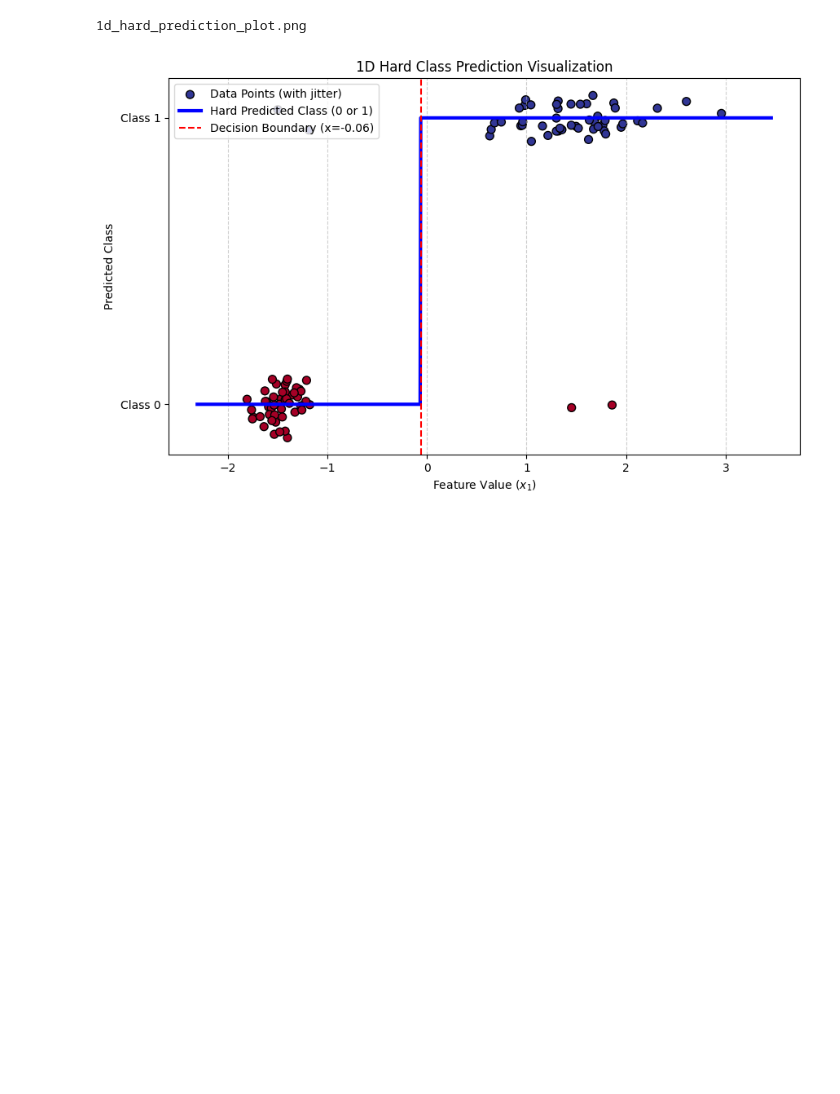
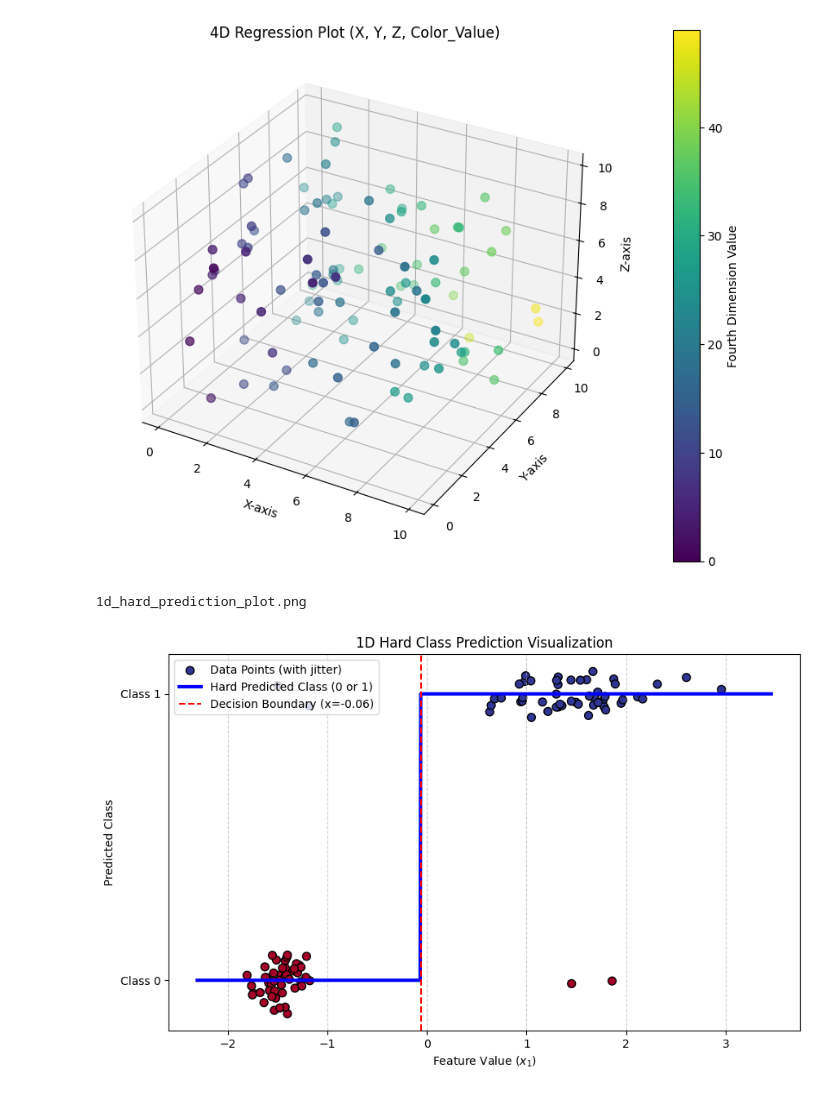
Before and after one commit to cbennington852/ScikitGrow, a Jupyter notebook: test_classifier.ipynb, the cells around one changed output. Drawn from its saved outputs; the diff is of its cells as text; code cells hidden in the pictures; blank space fills up the shorter version.

```diff
--- a/test_classifier.ipynb
+++ b/test_classifier.ipynb
@@ -46,3 +46,58 @@ plt.show()
+# %%
+import numpy as np
+import matplotlib.pyplot as plt
+from mpl_toolkits.mplot3d import Axes3D
+from matplotlib import cm
+import sklearn
+import pandas as pd
+
+# 1. Generate some synthetic data for a 4D regression
+# Let's say we have three independent variables (x, y, z) and one dependent variable (color_value)
+np.random.seed(42) # for reproducibility
+n_points = 100
+x = np.random.rand(n_points) * 10
+y = np.random.rand(n_points) * 10
+z = np.random.rand(n_points) * 10
+color_value = 2 * x + 3 * y - 0.5 * z + np.random.randn(n_points) * 2
+color_value = color_value.astype(int)
+
+df = pd.DataFrame()
+df['x'] = x
+df['y'] = y
+df['z'] = z
+df['c'] = color_value
+
+model = sklearn.linear_model.LinearRegression()
+model.fit(df[['x','z','c']] , df['y'])
+y_preds = model.predict(df[['x','z','c']])
+
+
+# 2. Create the 3D plot
+fig = plt.figure(figsize=(10, 8))
+ax = fig.add_subplot(111, projection='3d')
+
+# 3. Scatter plot with color mapping for the fourth dimension
+# We normalize color_value to map it to a colormap
+scatter = ax.scatter(x, y, z, c=color_value, cmap='viridis', s=50)
+X = df[['x']]
+Y = df[['y']]
+Z = np.sinc(np.sqrt(X*X+Y*Y))
+ax.plot_surface(df[['x']], df[['y']], Z, facecolors=cm.Oranges(df[['c']]))
+
+# 4. Add labels and a colorbar
+ax.set_xlabel('X-axis')
+ax.set_ylabel('Y-axis')
+ax.set_zlabel('Z-axis')
+ax.set_title('4D Regression Plot (X, Y, Z, Color_Value)')
+
+# Add a colorbar to explain the color mapping
+cbar = fig.colorbar(scatter, ax=ax, pad=0.1)
+cbar.set_label('Fourth Dimension Value')
+
+# 5. Show the plot
+plt.show()
+# %% [output]
+[figure, added]
 # %%
 import numpy as np
 import matplotlib.pyplot as plt
```
Also changed, not shown: parts of 1 cell of this notebook, 7 other files.
